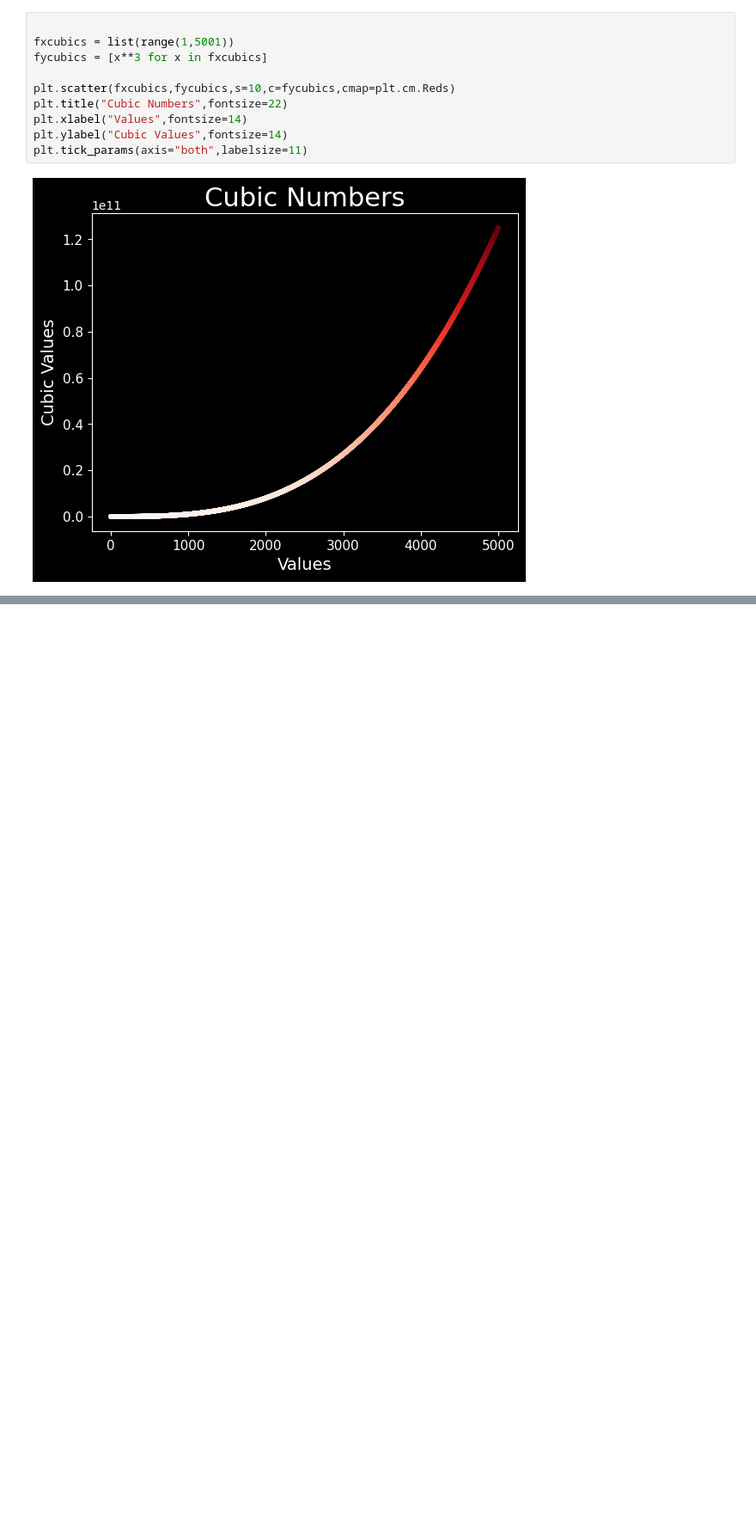
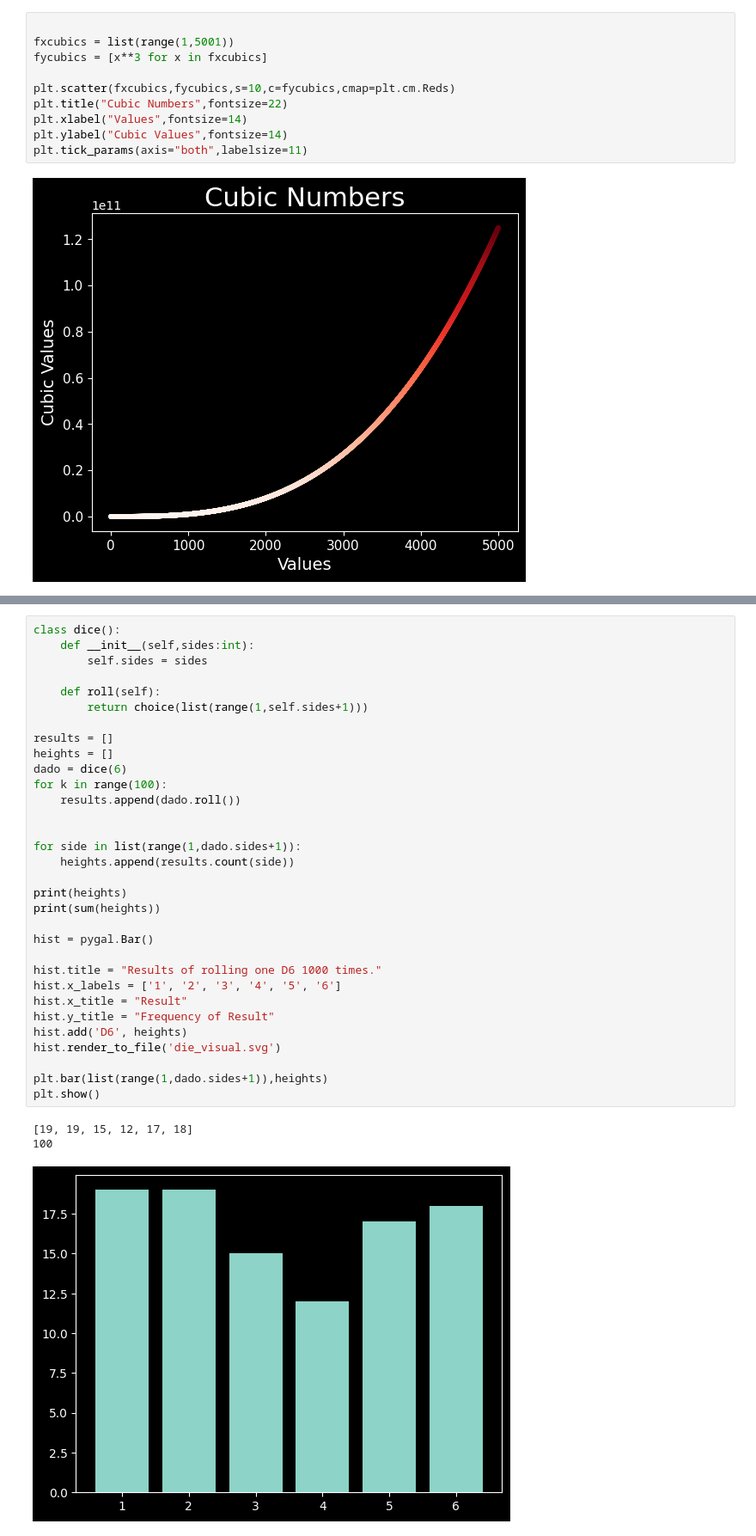
Before and after one commit to LiamFer/Data_Science-Exercises, a Jupyter notebook: data.ipynb, the cells around one changed output, grey strips where cells are left out. Shown at 86% size. Drawn from its saved outputs; the diff is of its cells as text; blank space fills up the shorter version.

Commit message:
Pygal

```diff
--- a/data.ipynb
+++ b/data.ipynb
@@ -96,0 +98,36 @@ plt.show()
+# %%
+class dice():
+    def __init__(self,sides:int):
+        self.sides = sides
+
+    def roll(self):
+        return choice(list(range(1,self.sides+1)))
+
+results = []
+heights = []
+dado = dice(6)
+for k in range(100):
+    results.append(dado.roll())
+
+
+for side in list(range(1,dado.sides+1)):
+    heights.append(results.count(side))
+
+print(heights)
+print(sum(heights))
+
+hist = pygal.Bar()
+
+hist.title = "Results of rolling one D6 1000 times."
+hist.x_labels = ['1', '2', '3', '4', '5', '6']
+hist.x_title = "Result"
+hist.y_title = "Frequency of Result"
+hist.add('D6', heights)
+hist.render_to_file('die_visual.svg')
+
+plt.bar(list(range(1,dado.sides+1)),heights)
+plt.show()
+# %% [output]
+[19, 19, 15, 12, 17, 18]
+100
+[figure, added]
```
Also changed, not shown: parts of 3 cells of this notebook, 1 other file.
